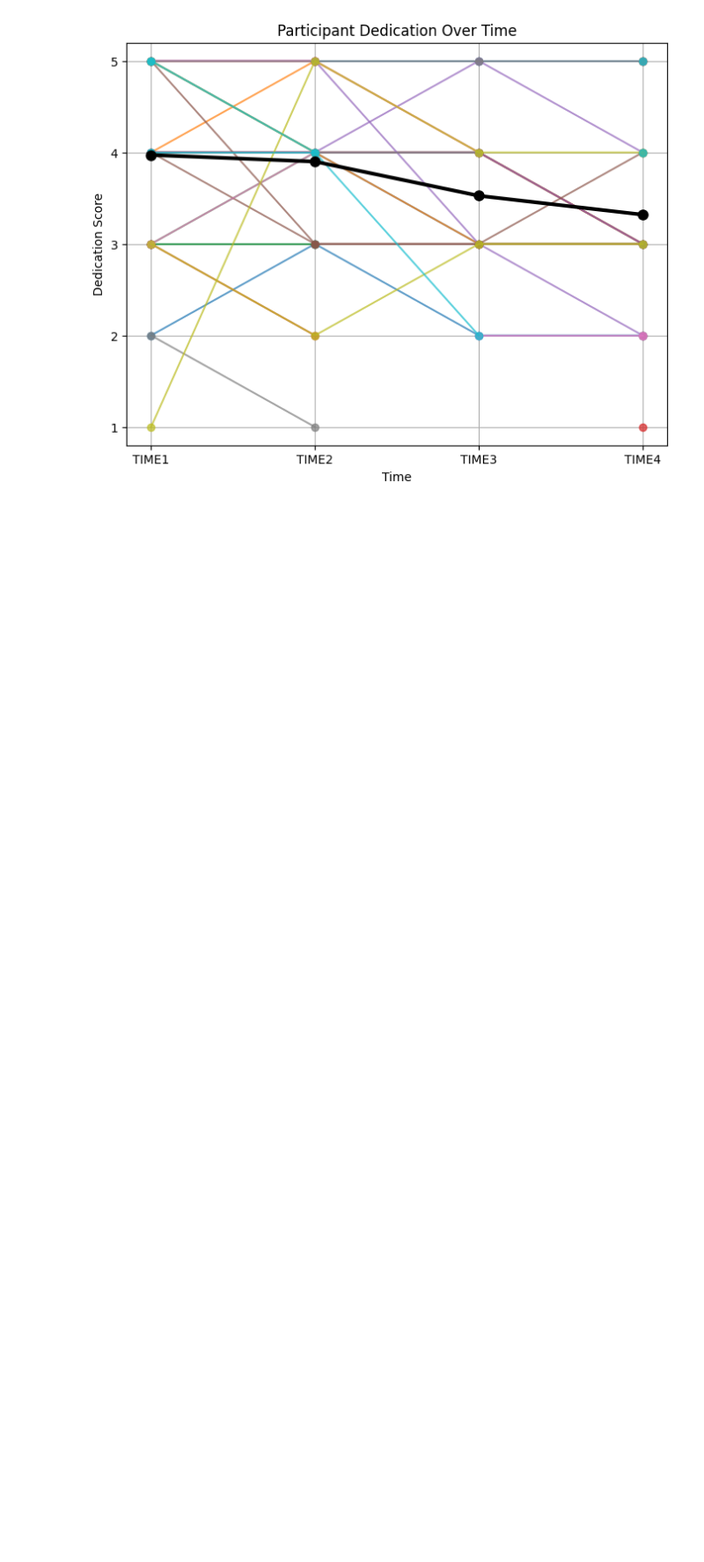
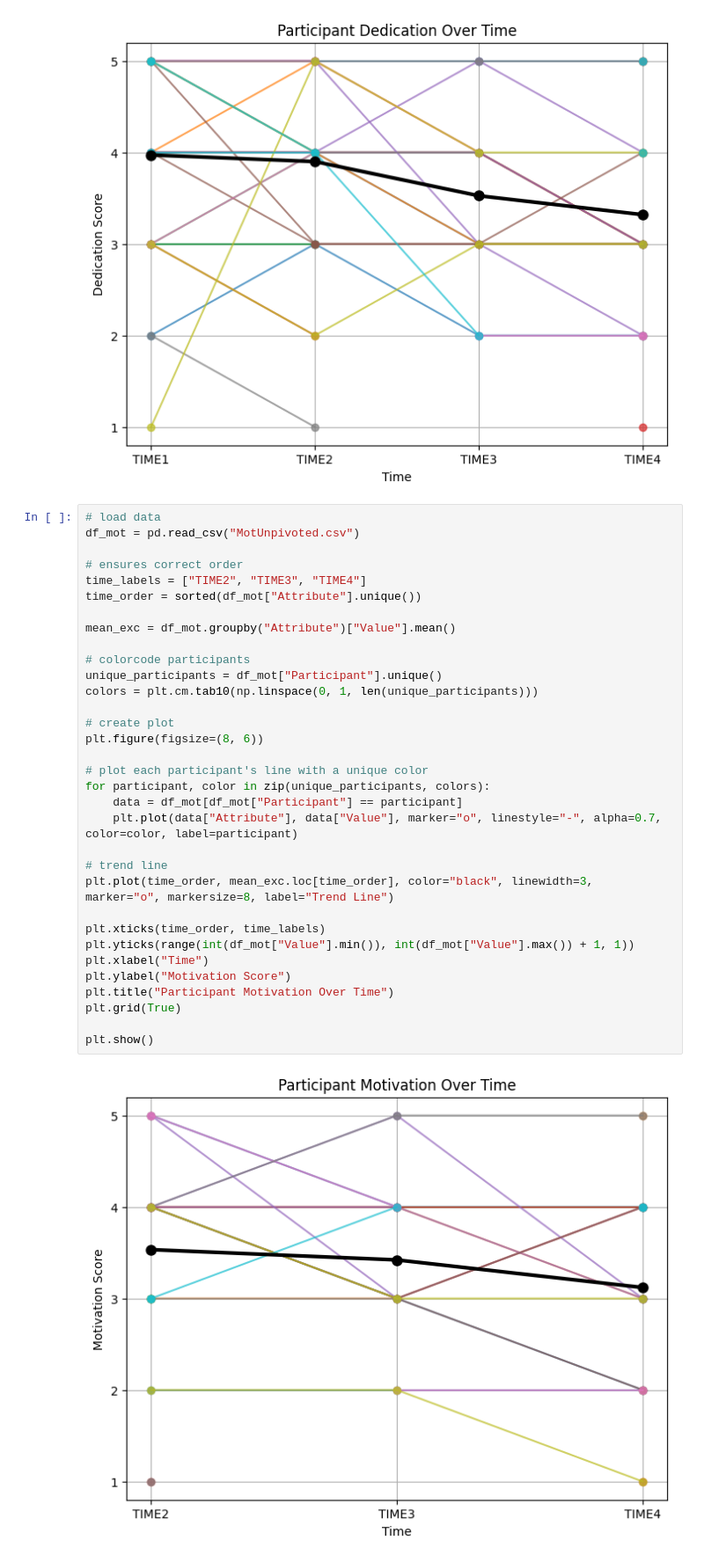
Before and after one commit to innaamogolonova/COGS164_NY_Res, a Jupyter notebook: workbook.ipynb, the cells around one changed output. Shown at 88% size. Cells and saved outputs as stored; diff of their text form; blank space fills up the shorter version.

Commit message:
create motivation graph

```diff
--- a/workbook.ipynb
+++ b/workbook.ipynb
@@ -73,3 +73,38 @@ plt.grid(True)
 plt.show()
 # %% [output]
 [figure]
+# %%
+# load data
+df_mot = pd.read_csv("MotUnpivoted.csv")
+
+# ensures correct order
+time_labels = ["TIME2", "TIME3", "TIME4"]
+time_order = sorted(df_mot["Attribute"].unique())
+
+mean_exc = df_mot.groupby("Attribute")["Value"].mean()
+
+# colorcode participants
+unique_participants = df_mot["Participant"].unique()
+colors = plt.cm.tab10(np.linspace(0, 1, len(unique_participants)))
+
+# create plot
+plt.figure(figsize=(8, 6))
+
+# plot each participant's line with a unique color
+for participant, color in zip(unique_participants, colors):
+    data = df_mot[df_mot["Participant"] == participant]
+    plt.plot(data["Attribute"], data["Value"], marker="o", linestyle="-", alpha=0.7, color=color, label=participant)
+
+# trend line
+plt.plot(time_order, mean_exc.loc[time_order], color="black", linewidth=3, marker="o", markersize=8, label="Trend Line")
+
+plt.xticks(time_order, time_labels)
+plt.yticks(range(int(df_mot["Value"].min()), int(df_mot["Value"].max()) + 1, 1))
+plt.xlabel("Time")
+plt.ylabel("Motivation Score")
+plt.title("Participant Motivation Over Time")
+plt.grid(True)
+
+plt.show()
+# %% [output]
+[figure, added]
```
Also changed, not shown: 1 other file.
